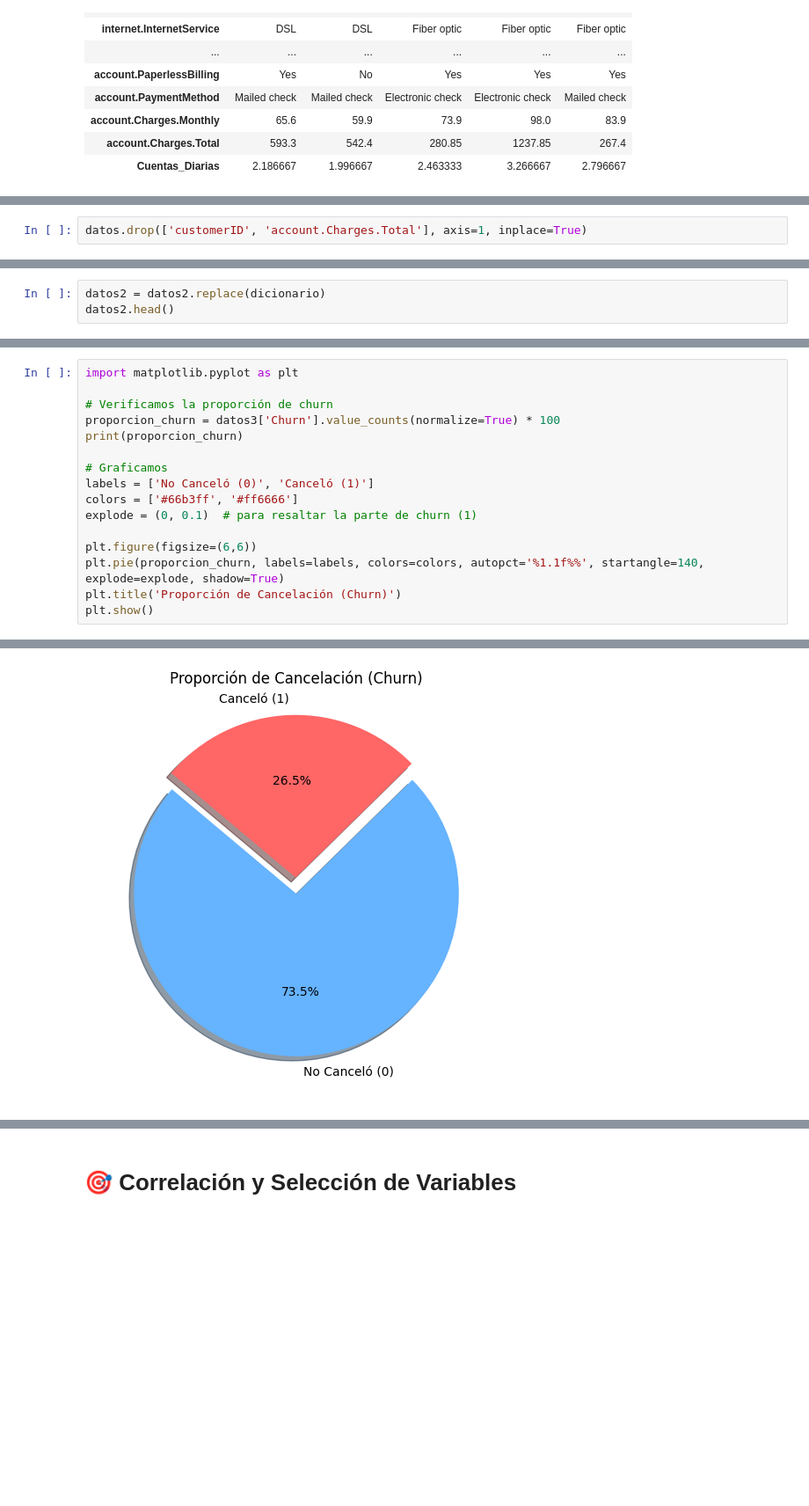
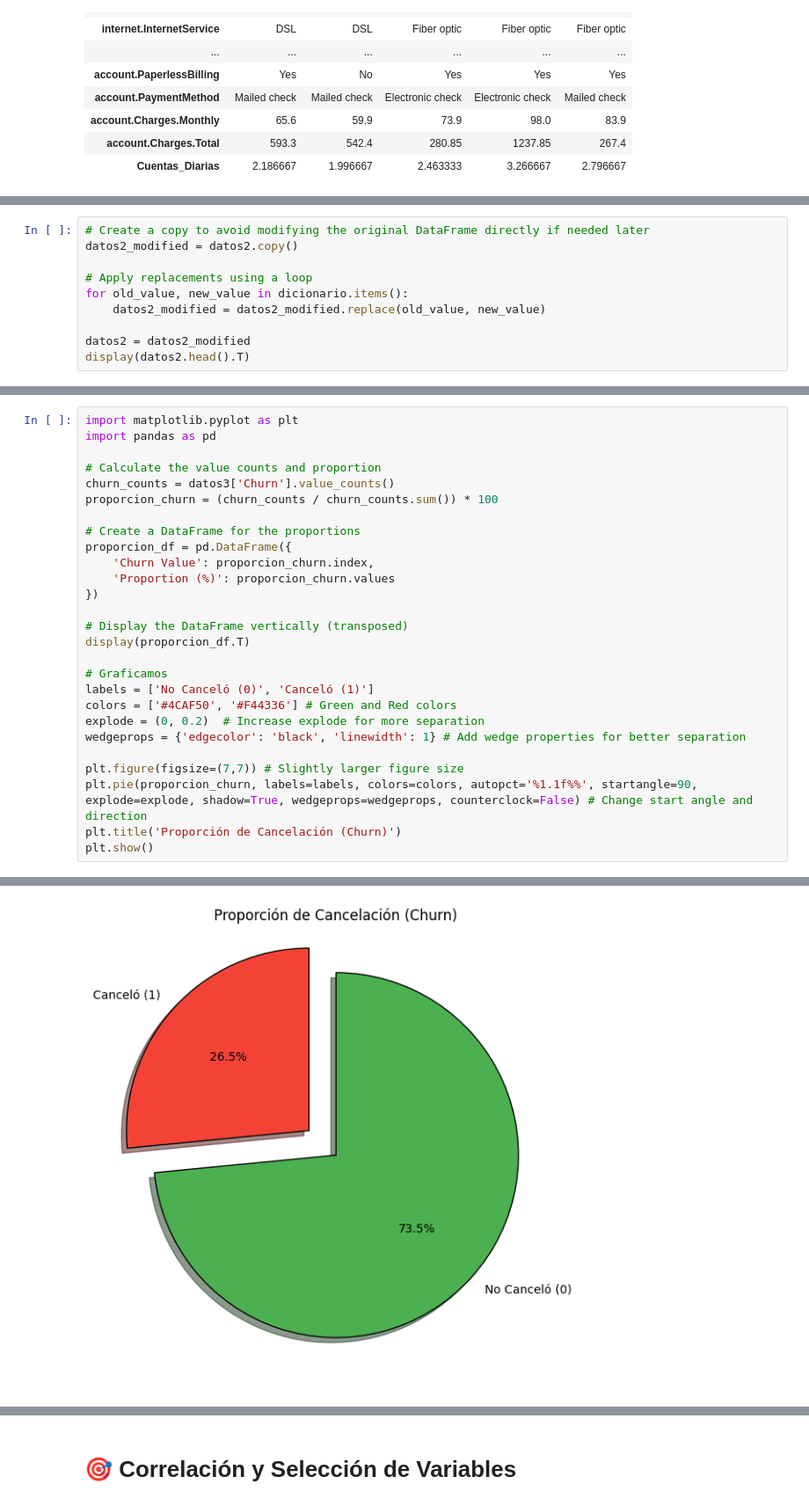
Before and after one commit to renzolea/Challenge-TelecomX_parte2_Latam, a Jupyter notebook: TelecomX_LATAM_2.ipynb, the cells around one changed output, grey strips where cells are left out. Shown at 88% size. Saved outputs shown, nothing was run; the diff lists cells and outputs as text; blank space fills up the shorter version.

```diff
--- a/TelecomX_LATAM_2.ipynb
+++ b/TelecomX_LATAM_2.ipynb
@@ -67,2 +56,0 @@ Existen dos columnas que no son interesantes para el análisis y que serán elim
-# %%
-datos.drop(['customerID', 'account.Charges.Total'], axis=1, inplace=True)
@@ -111,3 +153,0 @@ dicionario = {'No internet service':0,
-# %%
-datos2 = datos2.replace(dicionario)
-datos2.head()
@@ -162,0 +154,10 @@ Name: proportion, dtype: float64
+# %%
+# Create a copy to avoid modifying the original DataFrame directly if needed later
+datos2_modified = datos2.copy()
+
+# Apply replacements using a loop
+for old_value, new_value in dicionario.items():
+    datos2_modified = datos2_modified.replace(old_value, new_value)
+
+datos2 = datos2_modified
+display(datos2.head().T)
@@ -163,17 +255,28 @@ Name: proportion, dtype: float64
 # %%
 import matplotlib.pyplot as plt
+import pandas as pd
 
-# Verificamos la proporción de churn
-proporcion_churn = datos3['Churn'].value_counts(normalize=True) * 100
-print(proporcion_churn)
+# Calculate the value counts and proportion
+churn_counts = datos3['Churn'].value_counts()
+proporcion_churn = (churn_counts / churn_counts.sum()) * 100
+
+# Create a DataFrame for the proportions
+proporcion_df = pd.DataFrame({
+    'Churn Value': proporcion_churn.index,
+    'Proportion (%)': proporcion_churn.values
+})
+
+# Display the DataFrame vertically (transposed)
+display(proporcion_df.T)
 
 # Graficamos
 labels = ['No Canceló (0)', 'Canceló (1)']
-colors = ['#66b3ff', '#ff6666']
-explode = (0, 0.1)  # para resaltar la parte de churn (1)
+colors = ['#4CAF50', '#F44336'] # Green and Red colors
+explode = (0, 0.2)  # Increase explode for more separation
+wedgeprops = {'edgecolor': 'black', 'linewidth': 1} # Add wedge properties for better separation
 
-plt.figure(figsize=(6,6))
-plt.pie(proporcion_churn, labels=labels, colors=colors, autopct='%1.1f%%', startangle=140, explode=explode, shadow=True)
+plt.figure(figsize=(7,7)) # Slightly larger figure size
+plt.pie(proporcion_churn, labels=labels, colors=colors, autopct='%1.1f%%', startangle=90, explode=explode, shadow=True, wedgeprops=wedgeprops, counterclock=False) # Change start angle and direction
 plt.title('Proporción de Cancelación (Churn)')
 plt.show()
 # %% [output]
@@ -184 +286 @@ Name: proportion, dtype: float64
-[figure, old version]
+[figure, new version]
```
Also changed, not shown: parts of 30 cells of this notebook.
